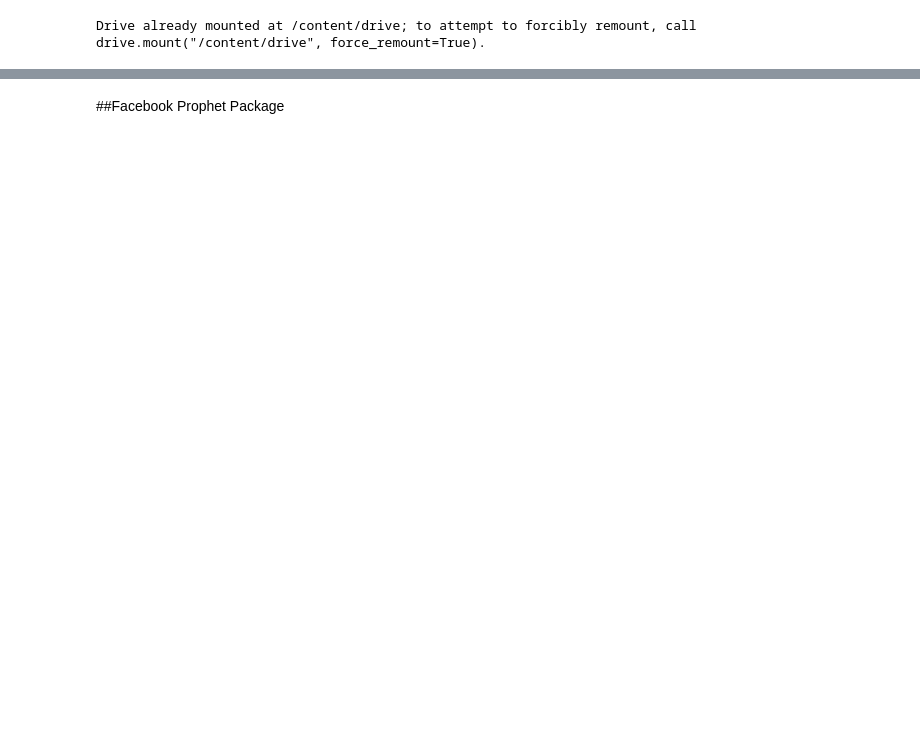
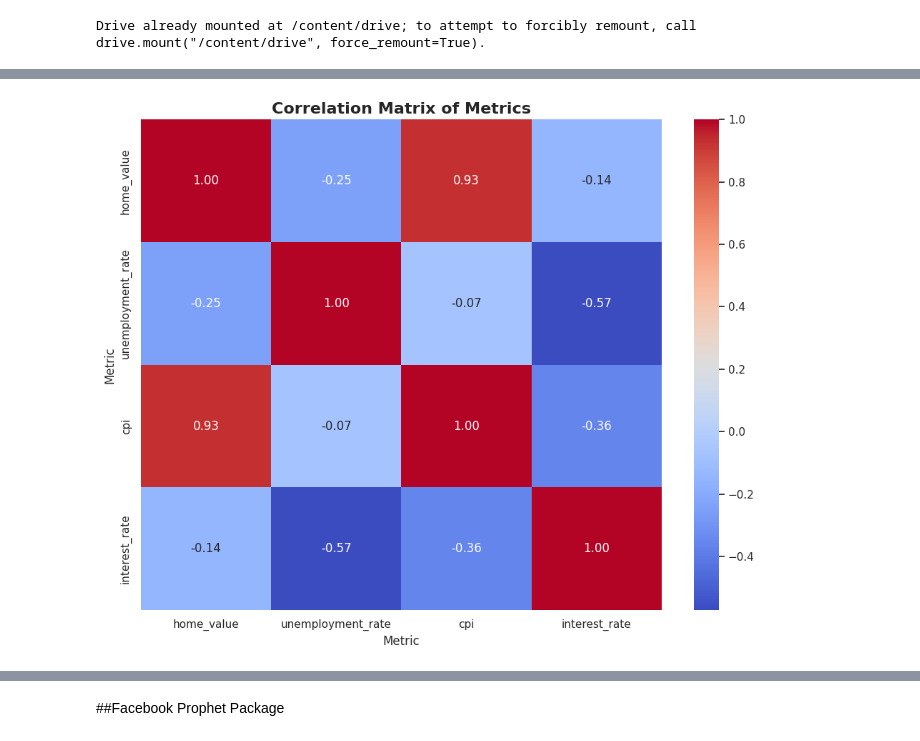
Before and after one commit to apanand/UChicago-MSADS, a Jupyter notebook: Apoorv_Prophet_Orbit_Model.ipynb, the cells around one changed output, grey strips where cells are left out. Cells and saved outputs as stored; diff of their text form; code cells hidden in the pictures; blank space fills up the shorter version.

```diff
--- a/Apoorv_Prophet_Orbit_Model.ipynb
+++ b/Apoorv_Prophet_Orbit_Model.ipynb
@@ -221,0 +65,10 @@ plt.show()
+# %%
+metrics_numeric = metrics_data[['home_value', 'unemployment_rate', 'cpi', 'interest_rate']].dropna()
+correlation_matrix = metrics_numeric.corr()
+plt.figure(figsize=(10, 8))
+sns.heatmap(correlation_matrix, annot=True, cmap='coolwarm', fmt='.2f', cbar=True)
+plt.title('Correlation Matrix of Metrics', fontsize=16, fontweight='bold')
+plt.tight_layout()
+plt.show()
+# %% [output]
+[figure, added]
```
Also changed, not shown: parts of 64 cells of this notebook.
